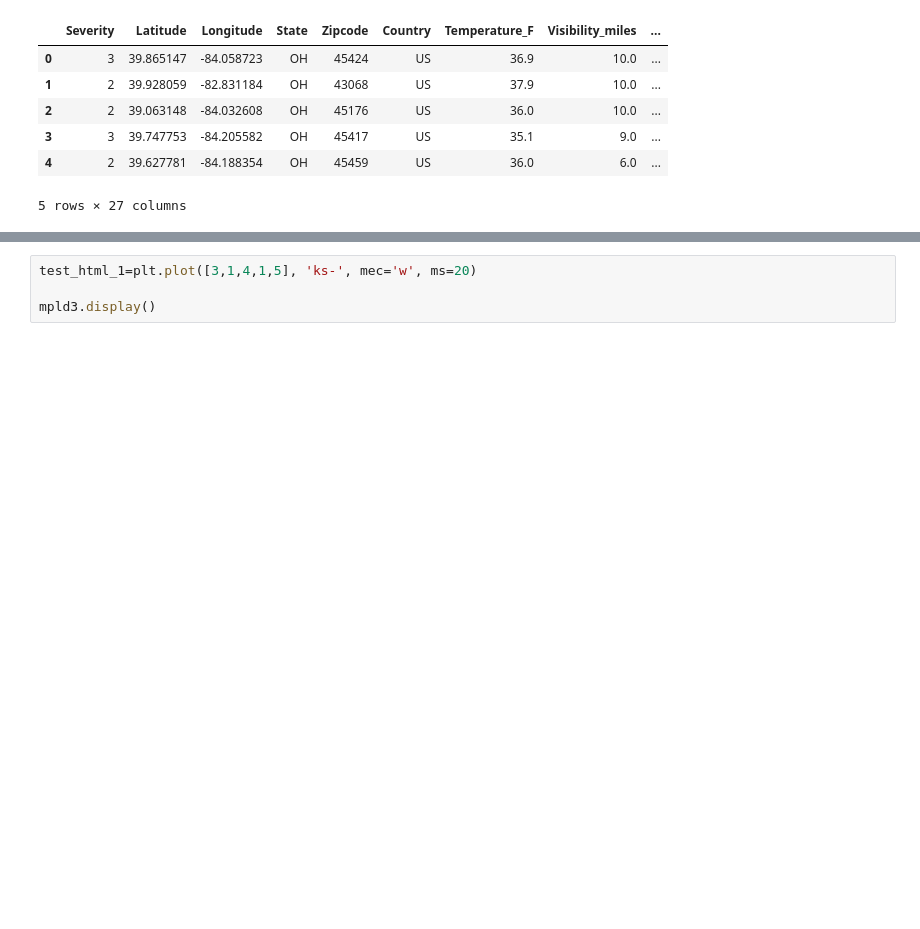
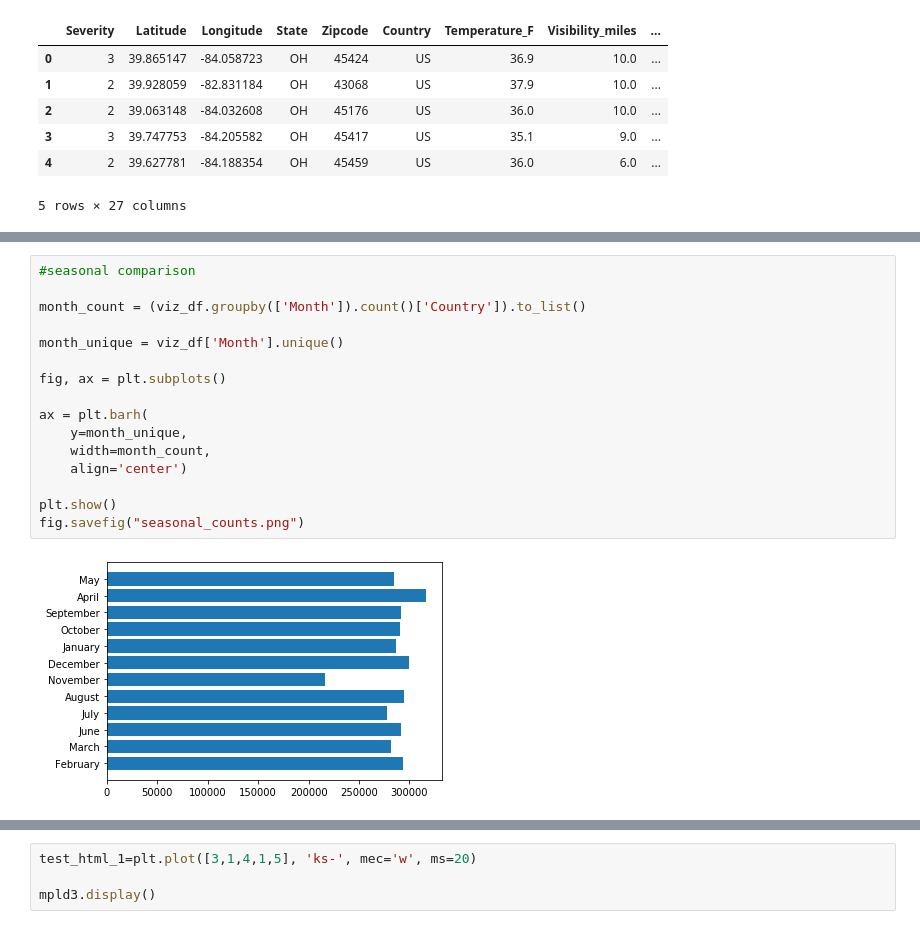
Before and after one commit to rlau929/final, a Jupyter notebook: notebooks/mpld3.ipynb, the cells around one changed output, grey strips where cells are left out. Cells and saved outputs as stored; diff of their text form; blank space fills up the shorter version.

```diff
--- a/notebooks/mpld3.ipynb
+++ b/notebooks/mpld3.ipynb
@@ -54,0 +94,18 @@ plt2.savefig("state_zipcode_zone_colored.png")
+# %%
+#seasonal comparison
+
+month_count = (viz_df.groupby(['Month']).count()['Country']).to_list()
+
+month_unique = viz_df['Month'].unique()
+
+fig, ax = plt.subplots()
+
+ax = plt.barh(
+    y=month_unique,
+    width=month_count,
+    align='center')
+
+plt.show()
+fig.savefig("seasonal_counts.png")
+# %% [output]
+[figure, added]
```
Also changed, not shown: parts of 8 cells of this notebook, 14 other files.
